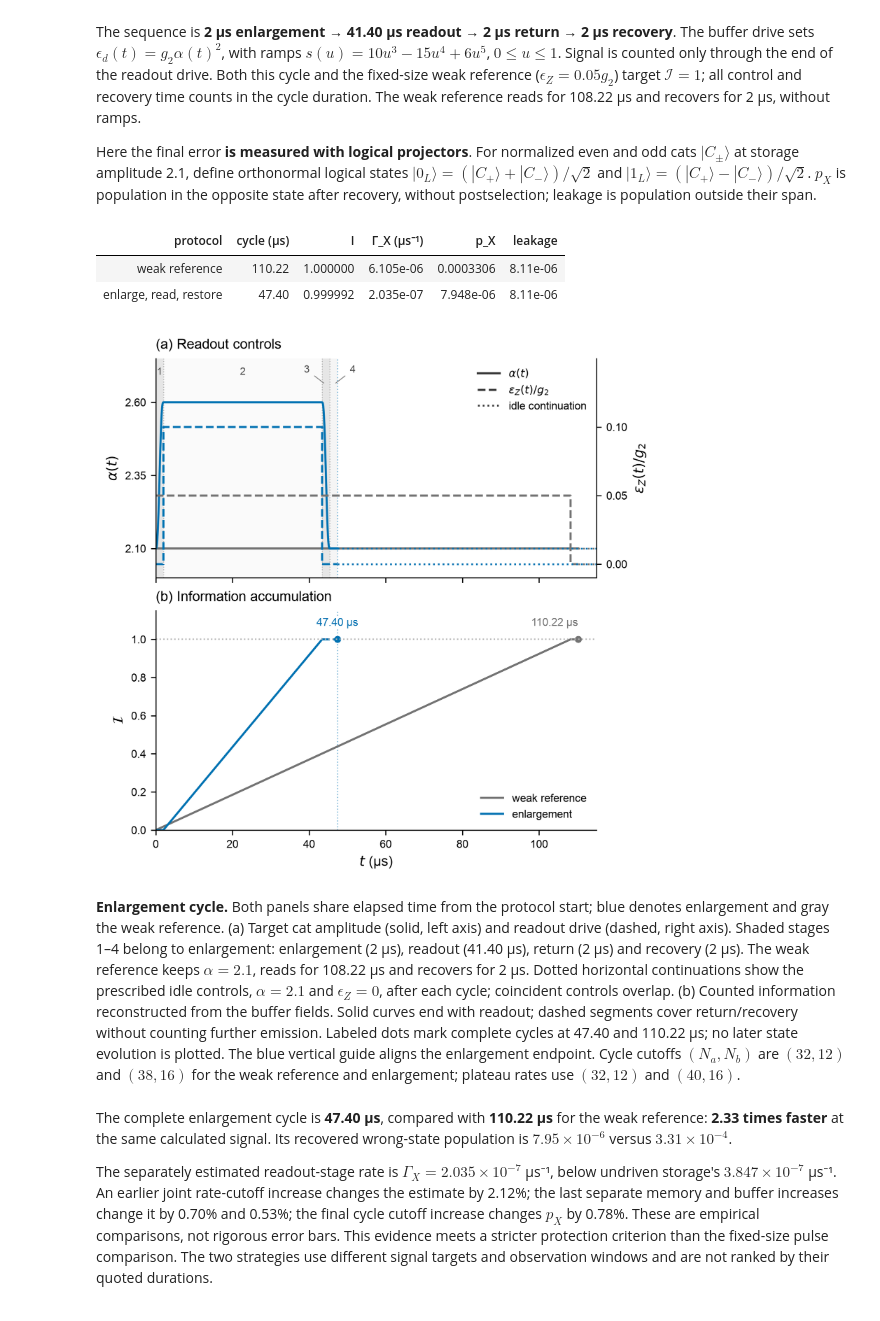
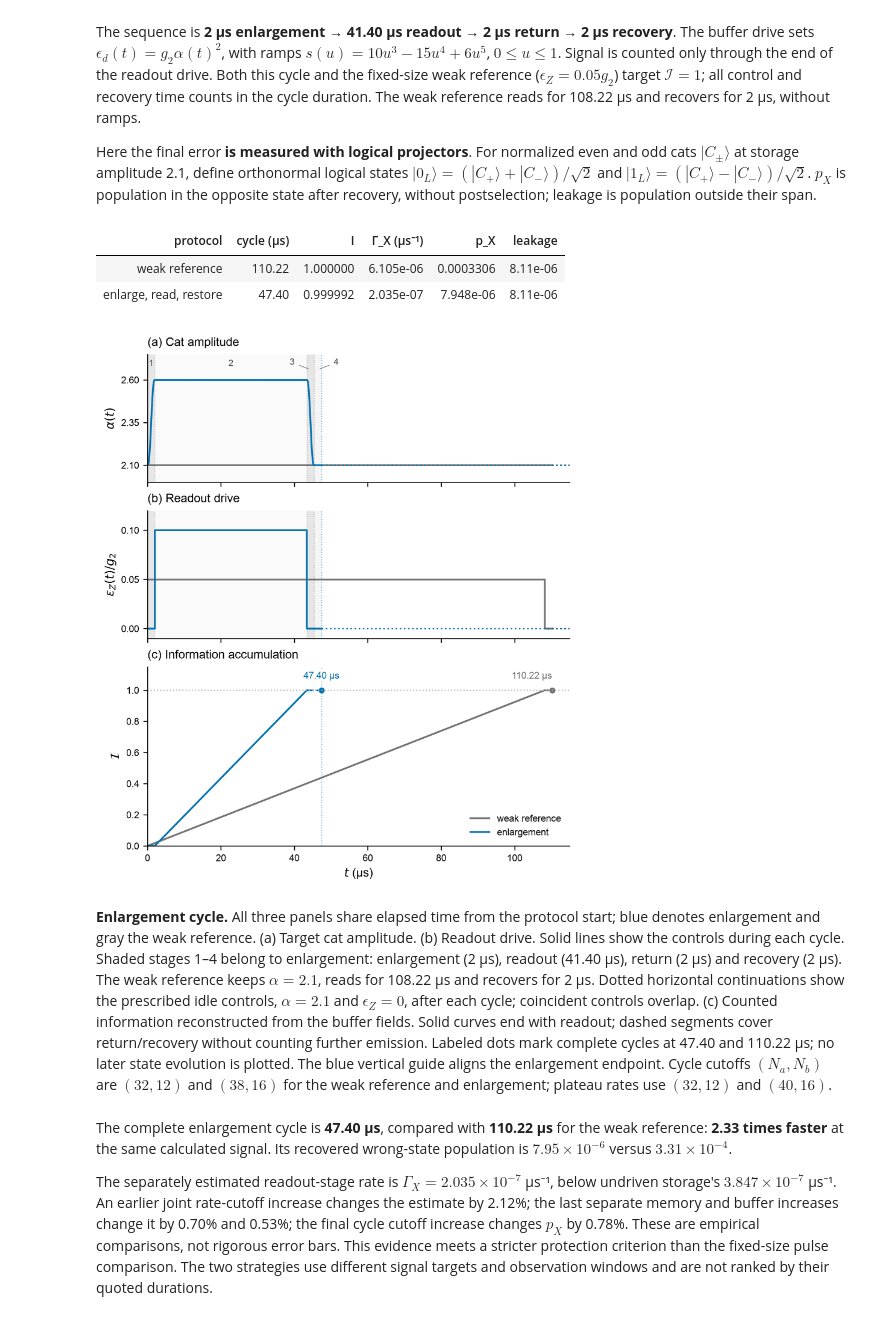
Before and after one commit to pkarakala/duquantum-cat-qubit, a Jupyter notebook: notebooks/09_task_2_4_better_readout.ipynb, the cells around one changed output. Saved outputs shown, nothing was run; the diff lists cells and outputs as text; code cells hidden in the pictures.

Commit message:
Separate enlargement controls into three aligned panels

```diff
--- a/notebooks/09_task_2_4_better_readout.ipynb
+++ b/notebooks/09_task_2_4_better_readout.ipynb
@@ -288,8 +288,8 @@ display(pd.DataFrame([{
 
 from scipy.integrate import cumulative_trapezoid
 archive = np.load(ROOT / "results/task_2_4_enlargement_trajectories.npz", allow_pickle=False)
-fig, (ax_alpha, ax_info) = plt.subplots(2, 1, sharex=True, figsize=(5.5, 5.4), layout="constrained")
-ax_drive = ax_alpha.twinx()
+fig, (ax_alpha, ax_drive, ax_info) = plt.subplots(
+    3, 1, sharex=True, figsize=(5.5, 6.4), height_ratios=[1, 1, 1.4], layout="constrained")
 for key, label, color in [("baseline", "weak reference", "0.45"), ("amplified", "enlargement", "C0")]:
     t = archive[f"{key}_t"]
     e = archive[f"{key}_expects"]
@@ -310,8 +310,7 @@ for key, label, color in [("baseline", "weak reference", "0.45"), ("amplified",
 ax_info.axhline(1, color="0.7", ls=":", lw=1)
 ax_info.set(xlabel=r"$t$ (µs)", ylabel=r"$\mathcal{I}$", xlim=(0,115), ylim=(0,1.15))
 ax_info.legend(loc="lower right")
-P.panel(ax_info, "b", "Information accumulation")
-from matplotlib.lines import Line2D
+P.panel(ax_info, "c", "Information accumulation")
 alpha_storage = enlargement["configuration"]["alpha_storage"]
 smooth = lambda u: 10*u**3-15*u**4+6*u**5
 for key, color in [("baseline", "0.45"), ("amplified", "C0")]:
@@ -326,55 +325,54 @@ for key, color in [("baseline", "0.45"), ("amplified", "C0")]:
         al = np.full_like(t, alpha_storage)
     drive = np.where((t>=ramp)&(t<ramp+read), params["ratio"], 0)
     ax_alpha.plot(t, al, color=color)
-    ax_drive.step(t, drive, where="post", color=color, ls="--")
+    ax_drive.step(t, drive, where="post", color=color)
     # These are prescribed idle controls, not extensions of the simulated state.
     ax_alpha.plot([t[-1], 115], [alpha_storage]*2, color=color, ls=":", lw=1.3)
     ax_drive.plot([t[-1], 115], [0, 0], color=color, ls=":", lw=1.3)
 ax_alpha.set(ylabel=r"$\alpha(t)$", ylim=(2.0,2.75), yticks=[2.1,2.35,2.6])
-ax_drive.set(ylabel=r"$\epsilon_Z(t)/g_2$", ylim=(-.01,.15), yticks=[0,.05,.1])
-ax_drive.spines["right"].set_visible(True)
-ax_drive.legend(handles=[Line2D([], [], color="0.2", label=r"$\alpha(t)$"),
-                        Line2D([], [], color="0.2", ls="--", label=r"$\epsilon_Z(t)/g_2$"),
-                        Line2D([], [], color="0.2", ls=":", lw=1.3, label="idle continuation")],
-                loc="upper right", fontsize=8)
+ax_drive.set(ylabel=r"$\epsilon_Z(t)/g_2$", ylim=(-.01,.12), yticks=[0,.05,.1])
 params = enlargement["cycles"]["amplified"]["parameters"]
 t = archive["amplified_t"]; ramp=params["ramp"]; read=params["read_time"]
 # True-duration stage bands and compact indices keep the brief ramps visible.
 stage_edges = [0, ramp, ramp+read, 2*ramp+read, t[-1]]
 for index, left, right, shade in zip(("1", "2", "3", "4"), stage_edges[:-1],
                                     stage_edges[1:], ("0.90", "0.98", "0.90", "0.96")):
-    ax_alpha.axvspan(left, right, facecolor=shade, edgecolor="none", zorder=0)
+    for axis in (ax_alpha, ax_drive):
+        axis.axvspan(left, right, facecolor=shade, edgecolor="none", zorder=0)
     center = (left+right)/2
     if index in ("3", "4"):
         label_x = center + (-5 if index=="3" else 5)
         ax_alpha.annotate(index, (center,.88), xycoords=ax_alpha.get_xaxis_transform(),
                           xytext=(label_x,.97), textcoords=ax_alpha.get_xaxis_transform(),
                           ha="center", va="top", fontsize=7.5, color="0.3",
                           arrowprops={"arrowstyle":"-", "color":"0.5", "lw":.6})
     else:
         ax_alpha.text(center, .96, index, transform=ax_alpha.get_xaxis_transform(),
                       ha="center", va="top", fontsize=7.5, color="0.3")
 for boundary in stage_edges[1:-1]:
-    ax_alpha.axvline(boundary, color="0.7", ls=":", lw=.7, zorder=1)
+    for axis in (ax_alpha, ax_drive):
+        axis.axvline(boundary, color="0.7", ls=":", lw=.7, zorder=1)
 cycle_end = cycles["amplified"]["cycle_duration_us"]
-for axis in (ax_alpha, ax_info):
+for axis in (ax_alpha, ax_drive, ax_info):
     axis.axvline(cycle_end, color="C0", ls=":", lw=.8, alpha=.5, zorder=0)
 ax_info.set_xlim(0,115)
-P.panel(ax_alpha, "a", "Readout controls")
+P.panel(ax_alpha, "a", "Cat amplitude")
+P.panel(ax_drive, "b", "Readout drive")
 fig.canvas.draw()
-assert np.allclose([ax_alpha.get_position().x0, ax_alpha.get_position().x1],
-                   [ax_info.get_position().x0, ax_info.get_position().x1])
+for axis in (ax_alpha, ax_drive):
+    assert np.allclose([axis.get_position().x0, axis.get_position().x1],
+                       [ax_info.get_position().x0, ax_info.get_position().x1])
 with redirect_stdout(io.StringIO()):
     P.save(fig, "s2/task_2_4_enlargement")
 plt.close(fig)
 show("s2/task_2_4_enlargement", 560)
 # %% [output]
 | protocol | cycle (µs) | I | Γ_X (µs⁻¹) | p_X | leakage |
 | weak reference | 110.22 | 1.000000 | 6.105e-06 | 0.0003306 | 8.11e-06 |
 | enlarge, read, restore | 47.40 | 0.999992 | 2.035e-07 | 7.948e-06 | 8.11e-06 |
-[figure, old version]
+[figure, new version]
 # %% [markdown]
-**Enlargement cycle.** Both panels share elapsed time from the protocol start; blue denotes enlargement and gray the weak reference. (a) Target cat amplitude (solid, left axis) and readout drive (dashed, right axis). Shaded stages 1–4 belong to enlargement: enlargement (2 µs), readout (41.40 µs), return (2 µs) and recovery (2 µs). The weak reference keeps $\alpha=2.1$, reads for 108.22 µs and recovers for 2 µs. Dotted horizontal continuations show the prescribed idle controls, $\alpha=2.1$ and $\epsilon_Z=0$, after each cycle; coincident controls overlap. (b) Counted information reconstructed from the buffer fields. Solid curves end with readout; dashed segments cover return/recovery without counting further emission. Labeled dots mark complete cycles at 47.40 and 110.22 µs; no later state evolution is plotted. The blue vertical guide aligns the enlargement endpoint. Cycle cutoffs $(N_a,N_b)$ are $(32,12)$ and $(38,16)$ for the weak reference and enlargement; plateau rates use $(32,12)$ and $(40,16)$.
+**Enlargement cycle.** All three panels share elapsed time from the protocol start; blue denotes enlargement and gray the weak reference. (a) Target cat amplitude. (b) Readout drive. Solid lines show the controls during each cycle. Shaded stages 1–4 belong to enlargement: enlargement (2 µs), readout (41.40 µs), return (2 µs) and recovery (2 µs). The weak reference keeps $\alpha=2.1$, reads for 108.22 µs and recovers for 2 µs. Dotted horizontal continuations show the prescribed idle controls, $\alpha=2.1$ and $\epsilon_Z=0$, after each cycle; coincident controls overlap. (c) Counted information reconstructed from the buffer fields. Solid curves end with readout; dashed segments cover return/recovery without counting further emission. Labeled dots mark complete cycles at 47.40 and 110.22 µs; no later state evolution is plotted. The blue vertical guide aligns the enlargement endpoint. Cycle cutoffs $(N_a,N_b)$ are $(32,12)$ and $(38,16)$ for the weak reference and enlargement; plateau rates use $(32,12)$ and $(40,16)$.
 # %% [markdown]
 The complete enlargement cycle is **47.40 µs**, compared with **110.22 µs** for the weak reference: **2.33 times faster** at the same calculated signal. Its recovered wrong-state population is $7.95\times10^{-6}$ versus $3.31\times10^{-4}$.
 
```
Also changed, not shown: 4 other files.
